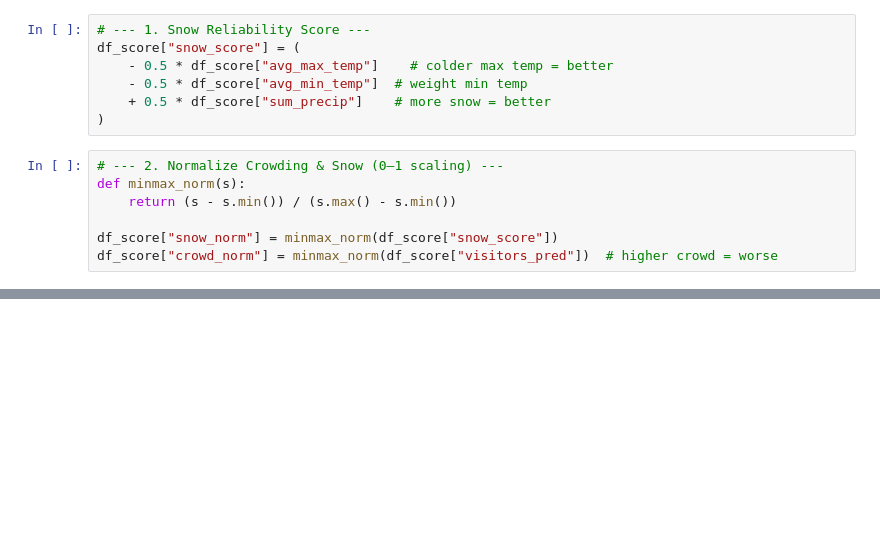
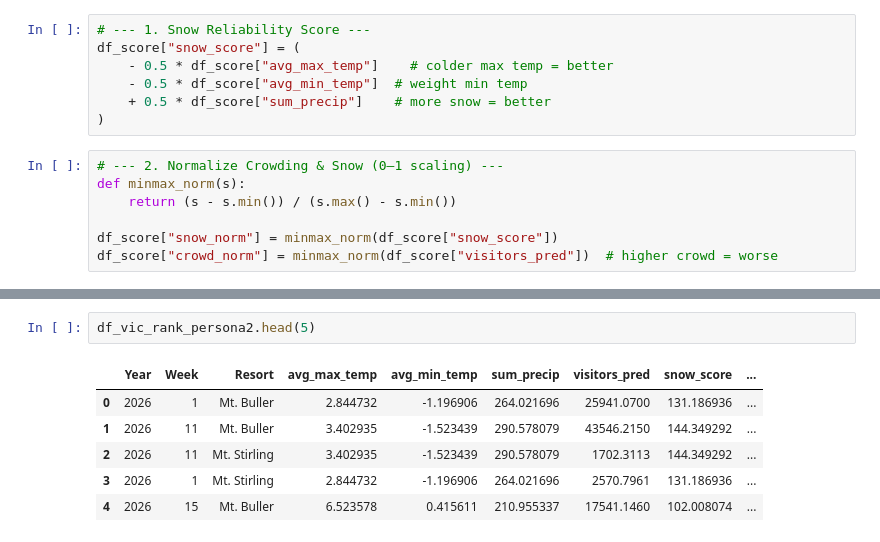
Before and after one commit to bsri0004/R2B2, a Jupyter notebook: predictive/holiday-score.ipynb, the cells around one changed output, grey strips where cells are left out. Saved outputs shown, nothing was run; the diff lists cells and outputs as text; blank space fills up the shorter version.

```diff
--- a/predictive/holiday-score.ipynb
+++ b/predictive/holiday-score.ipynb
@@ -119,0 +109,9 @@ df_score.head(20)
+# %%
+df_vic_rank_persona2.head(5)
+# %% [output]
+|  | Year | Week | Resort | avg_max_temp | avg_min_temp | sum_precip | visitors_pred | snow_score | ... |
+| 0 | 2026 | 1 | Mt. Buller | 2.844732 | -1.196906 | 264.021696 | 25941.0700 | 131.186936 | ... |
+| 1 | 2026 | 11 | Mt. Buller | 3.402935 | -1.523439 | 290.578079 | 43546.2150 | 144.349292 | ... |
+| 2 | 2026 | 11 | Mt. Stirling | 3.402935 | -1.523439 | 290.578079 | 1702.3113 | 144.349292 | ... |
+| 3 | 2026 | 1 | Mt. Stirling | 2.844732 | -1.196906 | 264.021696 | 2570.7961 | 131.186936 | ... |
+| 4 | 2026 | 15 | Mt. Buller | 6.523578 | 0.415611 | 210.955337 | 17541.1460 | 102.008074 | ... |
```
Also changed, not shown: parts of 11 cells of this notebook, 1 other file.
